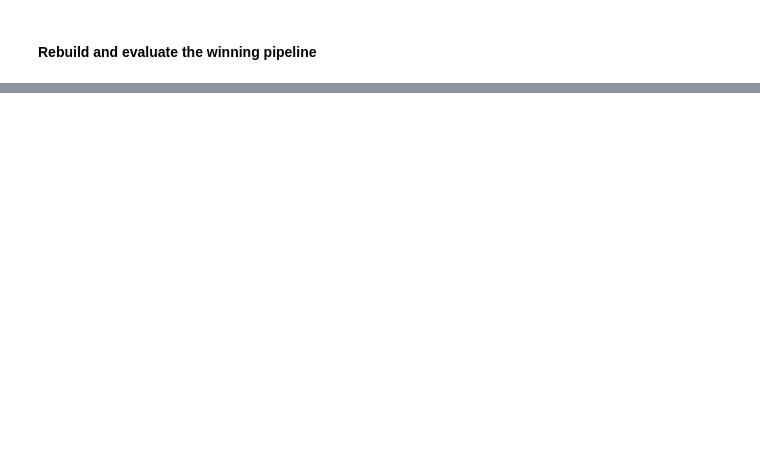
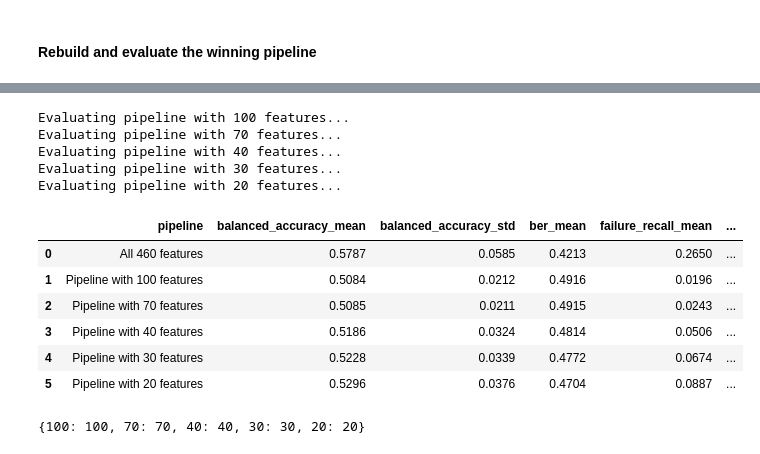
Before and after one commit to DRPproton/semiconductor-projects-tda, a Jupyter notebook: Project-1_SECOM/notebooks/notebook.ipynb, the cells around one changed output, grey strips where cells are left out. Cells and saved outputs as stored; diff of their text form; code cells hidden in the pictures; blank space fills up the shorter version.

Commit message:
using the final model for analysy and extract the most important features

```diff
--- a/Project-1_SECOM/notebooks/notebook.ipynb
+++ b/Project-1_SECOM/notebooks/notebook.ipynb
@@ -1881,0 +1866,2 @@ best_optuna_cv_summary
+# %%
+features = [100, 70, 40, 30, 20]
@@ -1881,0 +1880,7 @@ best_optuna_cv_summary
+# %%
+final_preprocessing = {
+    "missingness_threshold": 0.80,
+    "use_correlation": False,
+    "imputer_strategy": "median",
+    "selector": "ANOVA f_classif",
+}
@@ -1881,0 +1899,63 @@ best_optuna_cv_summary
+# %%
+for feature_count in features:
+    print(f"Evaluating pipeline with {feature_count} features...")
+
+    pipeline = create_pipeline(
+        threshold=final_preprocessing["missingness_threshold"],
+        use_correlation=final_preprocessing["use_correlation"],
+        imputer=SimpleImputer(strategy=final_preprocessing["imputer_strategy"]),
+        selector=SelectKBest(score_func=f_classif, k=feature_count),
+        scaler=None,
+        classifier=RandomForestClassifier(**final_rf_params),
+    )
+
+    pipeline.fit(X_train, y_train)
+    fitted_pipelines[feature_count] = pipeline
+
+    cv_summary, cv_scores = evaluate_pipeline_cv(
+        pipeline=pipeline,
+        X=X_train,
+        y=y_train,
+        pipeline_name=f"Pipeline with {feature_count} features",
+        n_splits=cv_settings["n_splits"],
+        n_repeats=cv_settings["n_repeats"],
+        random_state=cv_settings["random_state"],
+        n_jobs=cv_settings["n_jobs"],
+    )
+
+    summary_list.append(cv_summary)
+# %% [output]
+Evaluating pipeline with 100 features...
+Evaluating pipeline with 70 features...
+Evaluating pipeline with 40 features...
+Evaluating pipeline with 30 features...
+Evaluating pipeline with 20 features...
+# %%
+comparison_columns = [
+    "pipeline",
+    "balanced_accuracy_mean",
+    "balanced_accuracy_std",
+    "ber_mean",
+    "failure_recall_mean",
+    "failure_recall_std",
+    "false_negative_rate_mean",
+    "failure_precision_mean",
+    "failure_f1_mean",
+    "average_precision_mean",
+    "average_precision_std",
+]
+
+model_comparison = (
+    pd.concat(summary_list, ignore_index=True)
+    .loc[:, comparison_columns]
+)
+
+model_comparison.round(4)
+# %% [output]
+|  | pipeline | balanced_accuracy_mean | balanced_accuracy_std | ber_mean | failure_recall_mean | ... |
+| 0 | All 460 features | 0.5787 | 0.0585 | 0.4213 | 0.2650 | ... |
+| 1 | Pipeline with 100 features | 0.5084 | 0.0212 | 0.4916 | 0.0196 | ... |
+| 2 | Pipeline with 70 features | 0.5085 | 0.0211 | 0.4915 | 0.0243 | ... |
+| 3 | Pipeline with 40 features | 0.5186 | 0.0324 | 0.4814 | 0.0506 | ... |
+| 4 | Pipeline with 30 features | 0.5228 | 0.0339 | 0.4772 | 0.0674 | ... |
+| 5 | Pipeline with 20 features | 0.5296 | 0.0376 | 0.4704 | 0.0887 | ... |
@@ -1881,0 +1981,8 @@ best_optuna_cv_summary
+# %%
+{
+    feature_count: len(feature_names)
+    for feature_count, feature_names
+    in selected_features.items()
+}
+# %% [output]
+{100: 100, 70: 70, 40: 40, 30: 30, 20: 20}
```
Also changed, not shown: parts of 22 cells of this notebook, 2 other files.
